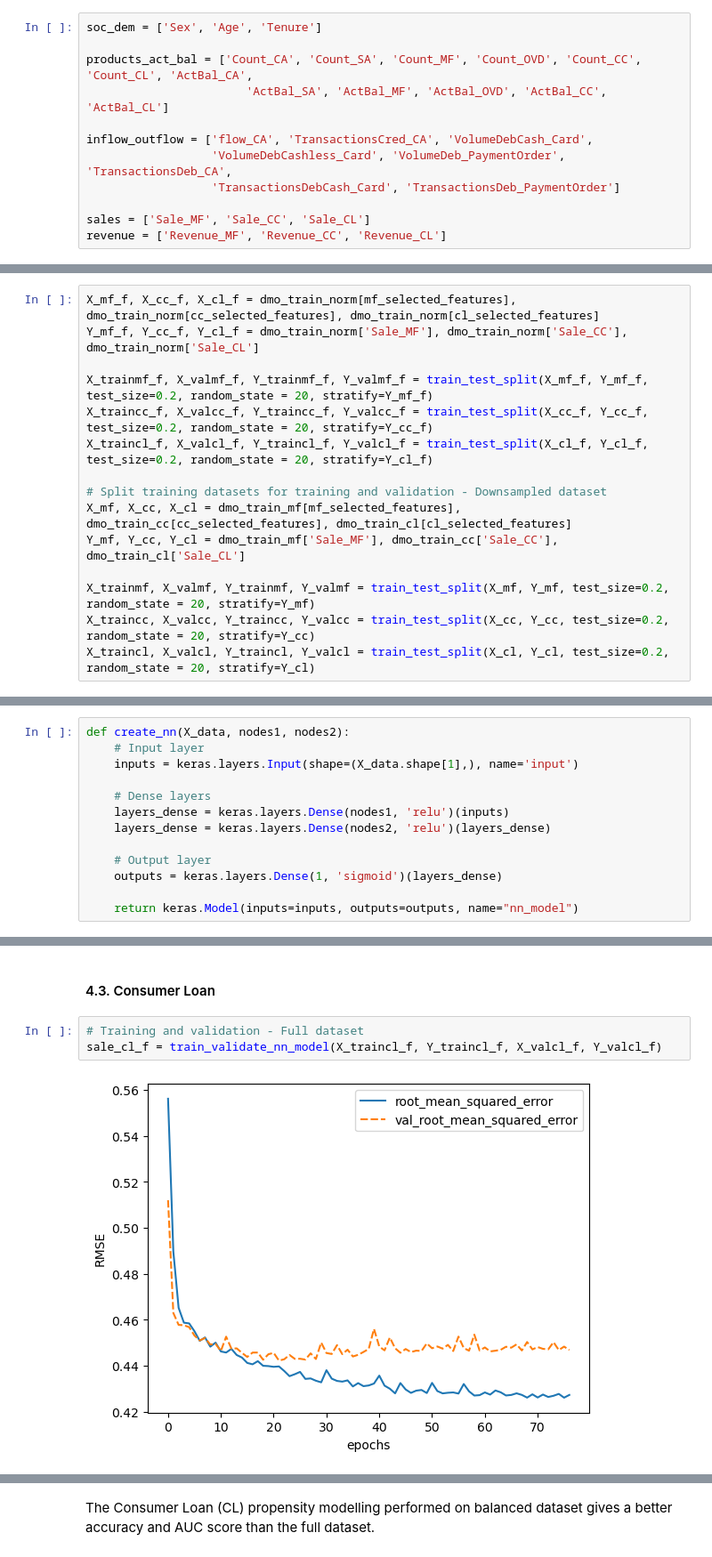
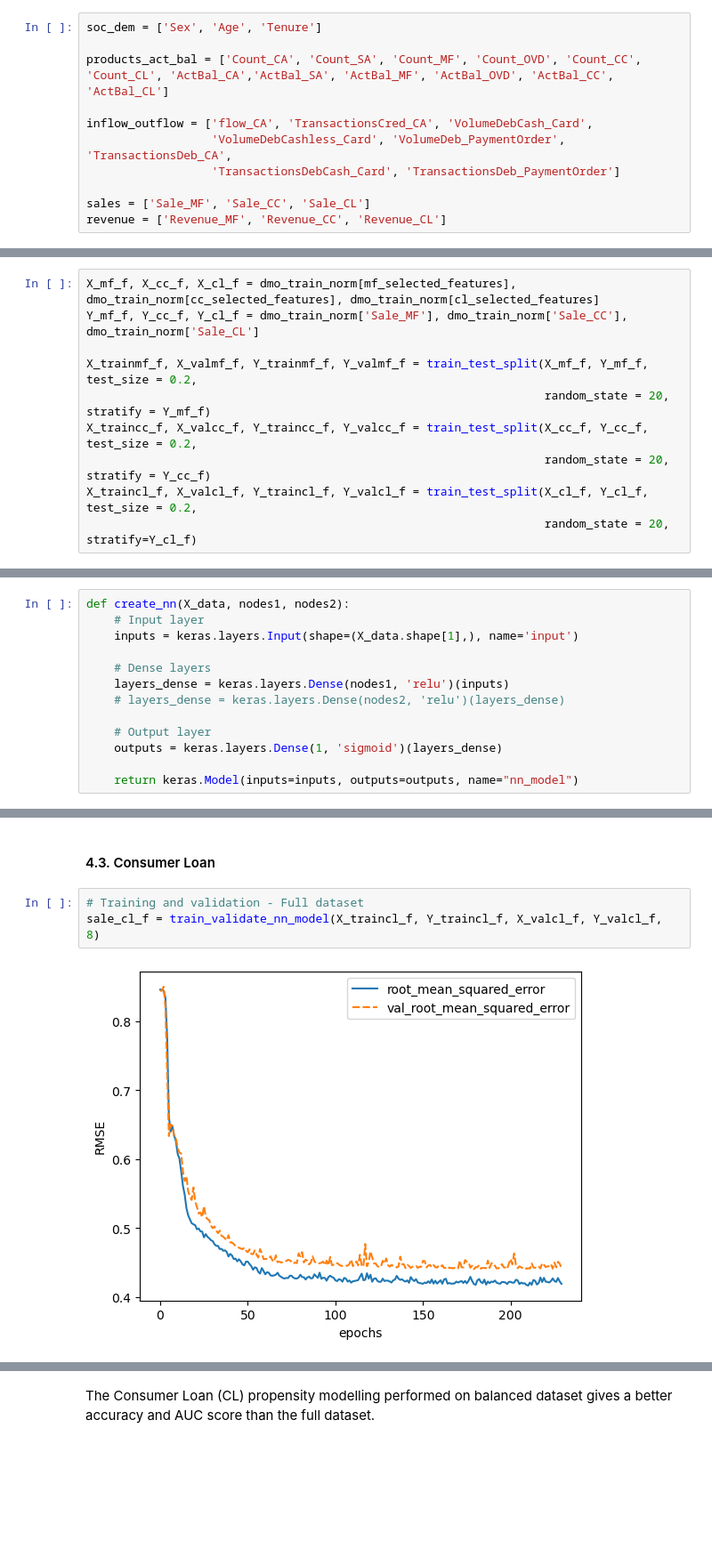
Before and after one commit to ahryho/direct-marketing-optimisation, a Jupyter notebook: notebooks/03_model.ipynb, the cells around one changed output, grey strips where cells are left out. Shown at 89% size. Cells and saved outputs as stored; diff of their text form; blank space fills up the shorter version.

```diff
--- a/notebooks/03_model.ipynb
+++ b/notebooks/03_model.ipynb
@@ -44,8 +45,7 @@ dmo.head()
 # %%
 soc_dem = ['Sex', 'Age', 'Tenure']
 
-products_act_bal = ['Count_CA', 'Count_SA', 'Count_MF', 'Count_OVD', 'Count_CC', 'Count_CL', 'ActBal_CA',
-                       'ActBal_SA', 'ActBal_MF', 'ActBal_OVD', 'ActBal_CC', 'ActBal_CL']
+products_act_bal = ['Count_CA', 'Count_SA', 'Count_MF', 'Count_OVD', 'Count_CC', 'Count_CL', 'ActBal_CA','ActBal_SA', 'ActBal_MF', 'ActBal_OVD', 'ActBal_CC', 'ActBal_CL']
 
 inflow_outflow = ['flow_CA', 'TransactionsCred_CA', 'VolumeDebCash_Card',
                   'VolumeDebCashless_Card', 'VolumeDeb_PaymentOrder', 'TransactionsDeb_CA',
@@ -303,14 +307,9 @@ Name: Sale_CL, dtype: int64
 X_mf_f, X_cc_f, X_cl_f = dmo_train_norm[mf_selected_features], dmo_train_norm[cc_selected_features], dmo_train_norm[cl_selected_features]
 Y_mf_f, Y_cc_f, Y_cl_f = dmo_train_norm['Sale_MF'], dmo_train_norm['Sale_CC'], dmo_train_norm['Sale_CL']
 
-X_trainmf_f, X_valmf_f, Y_trainmf_f, Y_valmf_f = train_test_split(X_mf_f, Y_mf_f, test_size=0.2, random_state = 20, stratify=Y_mf_f)
-X_traincc_f, X_valcc_f, Y_traincc_f, Y_valcc_f = train_test_split(X_cc_f, Y_cc_f, test_size=0.2, random_state = 20, stratify=Y_cc_f)
-X_traincl_f, X_valcl_f, Y_traincl_f, Y_valcl_f = train_test_split(X_cl_f, Y_cl_f, test_size=0.2, random_state = 20, stratify=Y_cl_f)
-
-# Split training datasets for training and validation - Downsampled dataset
-X_mf, X_cc, X_cl = dmo_train_mf[mf_selected_features], dmo_train_cc[cc_selected_features], dmo_train_cl[cl_selected_features]
-Y_mf, Y_cc, Y_cl = dmo_train_mf['Sale_MF'], dmo_train_cc['Sale_CC'], dmo_train_cl['Sale_CL']
-
-X_trainmf, X_valmf, Y_trainmf, Y_valmf = train_test_split(X_mf, Y_mf, test_size=0.2, random_state = 20, stratify=Y_mf)
-X_traincc, X_valcc, Y_traincc, Y_valcc = train_test_split(X_cc, Y_cc, test_size=0.2, random_state = 20, stratify=Y_cc)
-X_traincl, X_valcl, Y_traincl, Y_valcl = train_test_split(X_cl, Y_cl, test_size=0.2, random_state = 20, stratify=Y_cl)
+X_trainmf_f, X_valmf_f, Y_trainmf_f, Y_valmf_f = train_test_split(X_mf_f, Y_mf_f, test_size = 0.2,
+                                                                  random_state = 20, stratify = Y_mf_f)
+X_traincc_f, X_valcc_f, Y_traincc_f, Y_valcc_f = train_test_split(X_cc_f, Y_cc_f, test_size = 0.2,
+                                                                  random_state = 20, stratify = Y_cc_f)
+X_traincl_f, X_valcl_f, Y_traincl_f, Y_valcl_f = train_test_split(X_cl_f, Y_cl_f, test_size = 0.2,
+                                                                  random_state = 20, stratify=Y_cl_f)
@@ -327,7 +342,7 @@ def create_nn(X_data, nodes1, nodes2):
 
     # Dense layers
     layers_dense = keras.layers.Dense(nodes1, 'relu')(inputs)
-    layers_dense = keras.layers.Dense(nodes2, 'relu')(layers_dense)
+    # layers_dense = keras.layers.Dense(nodes2, 'relu')(layers_dense)
 
     # Output layer
     outputs = keras.layers.Dense(1, 'sigmoid')(layers_dense)
@@ -413,9 +425,9 @@ The CC propensity modelling performed on full dataset gives a better accuracy an
 #### 4.3. Consumer Loan
 # %%
 # Training and validation - Full dataset
-sale_cl_f = train_validate_nn_model(X_traincl_f, Y_traincl_f, X_valcl_f, Y_valcl_f)
+sale_cl_f = train_validate_nn_model(X_traincl_f, Y_traincl_f, X_valcl_f, Y_valcl_f, 8)
 # %% [output]
-[figure, old version]
+[figure, new version]
 # %%
 # AUC Score - Full dataset
 roc_auc_score(Y_valcl_f, sale_cl_f.predict(X_valcl_f))
```
Also changed, not shown: parts of 54 cells of this notebook.
